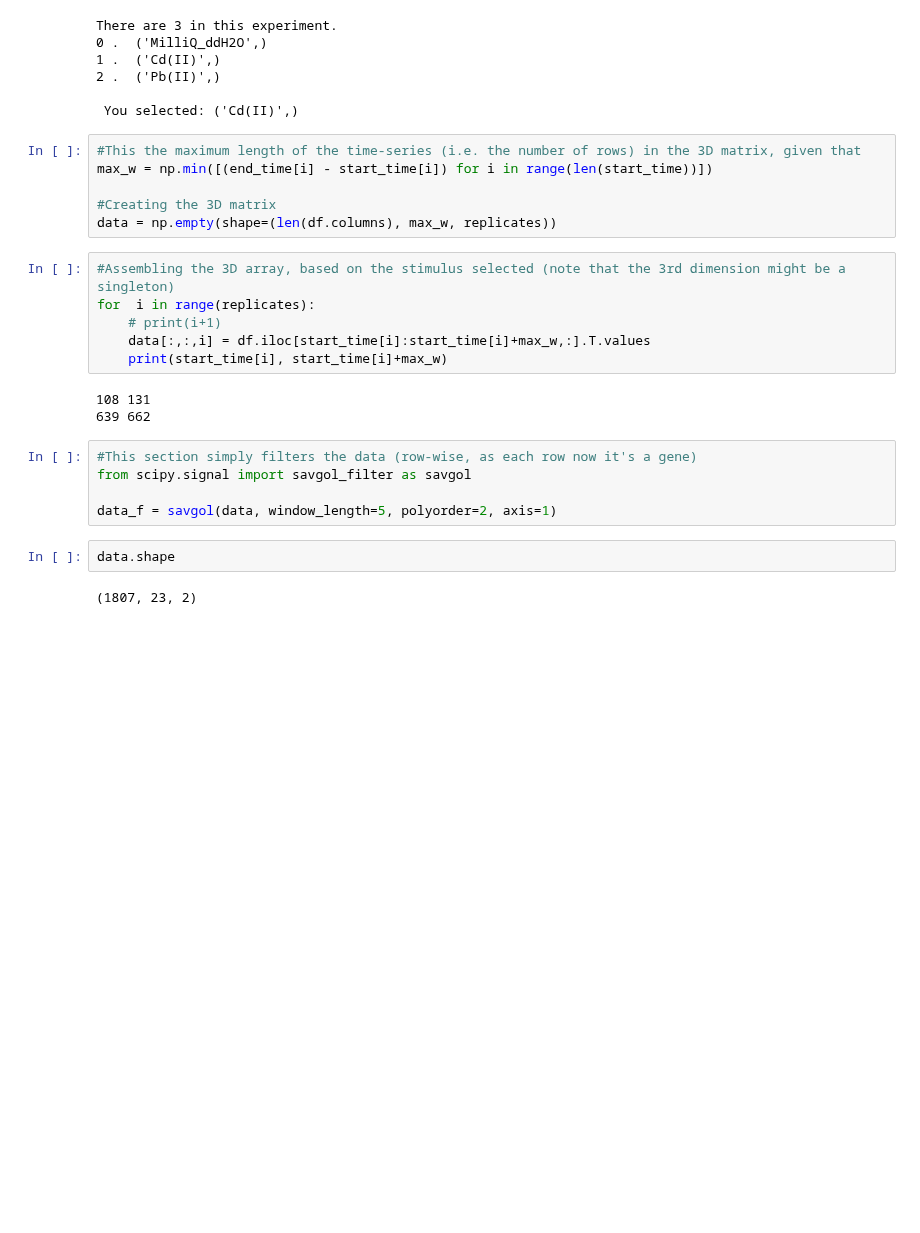
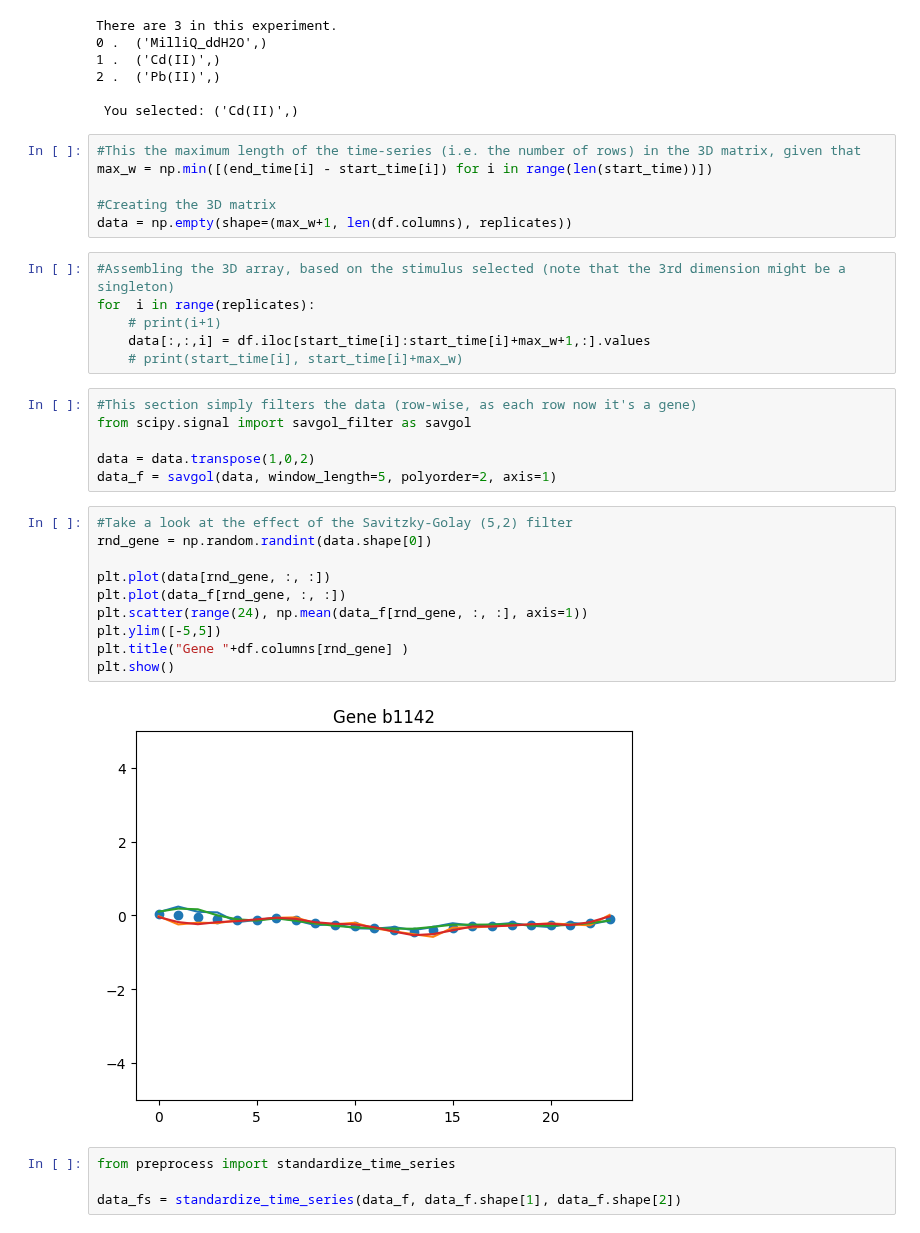
Before and after one commit to fmenol/transcriptome-dynamics-dmd-observability, a Jupyter notebook: chemchall_preprocess.ipynb, the cells around one changed output. Drawn from its saved outputs; the diff is of its cells as text; blank space fills up the shorter version.

```diff
--- a/chemchall_preprocess.ipynb
+++ b/chemchall_preprocess.ipynb
@@ -180,22 +182,32 @@ There are 3 in this experiment.
 max_w = np.min([(end_time[i] - start_time[i]) for i in range(len(start_time))])
 
 #Creating the 3D matrix
-data = np.empty(shape=(len(df.columns), max_w, replicates))
+data = np.empty(shape=(max_w+1, len(df.columns), replicates))
 # %%
 #Assembling the 3D array, based on the stimulus selected (note that the 3rd dimension might be a singleton)
 for  i in range(replicates):
     # print(i+1)
-    data[:,:,i] = df.iloc[start_time[i]:start_time[i]+max_w,:].T.values
-    print(start_time[i], start_time[i]+max_w)
+    data[:,:,i] = df.iloc[start_time[i]:start_time[i]+max_w+1,:].values
+    # print(start_time[i], start_time[i]+max_w)
-# %% [output]
-108 131
-639 662
 # %%
 #This section simply filters the data (row-wise, as each row now it's a gene)
 from scipy.signal import savgol_filter as savgol
 
+data = data.transpose(1,0,2)
 data_f = savgol(data, window_length=5, polyorder=2, axis=1)
-# %%
-data.shape
-# %% [output]
-(1807, 23, 2)
+# %%
+#Take a look at the effect of the Savitzky-Golay (5,2) filter
+rnd_gene = np.random.randint(data.shape[0])
+
+plt.plot(data[rnd_gene, :, :])
+plt.plot(data_f[rnd_gene, :, :])
+plt.scatter(range(24), np.mean(data_f[rnd_gene, :, :], axis=1))
+plt.ylim([-5,5])
+plt.title("Gene "+df.columns[rnd_gene] )
+plt.show()
+# %% [output]
+[figure, added]
+# %%
+from preprocess import standardize_time_series
+
+data_fs = standardize_time_series(data_f, data_f.shape[1], data_f.shape[2])
```
Also changed, not shown: parts of 17 cells of this notebook.
